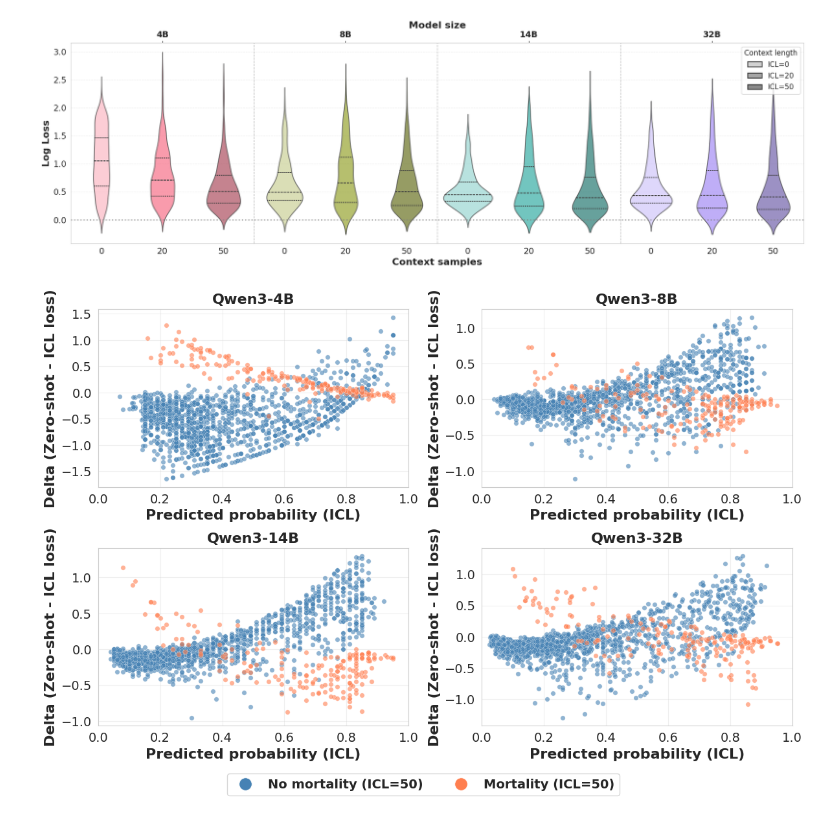
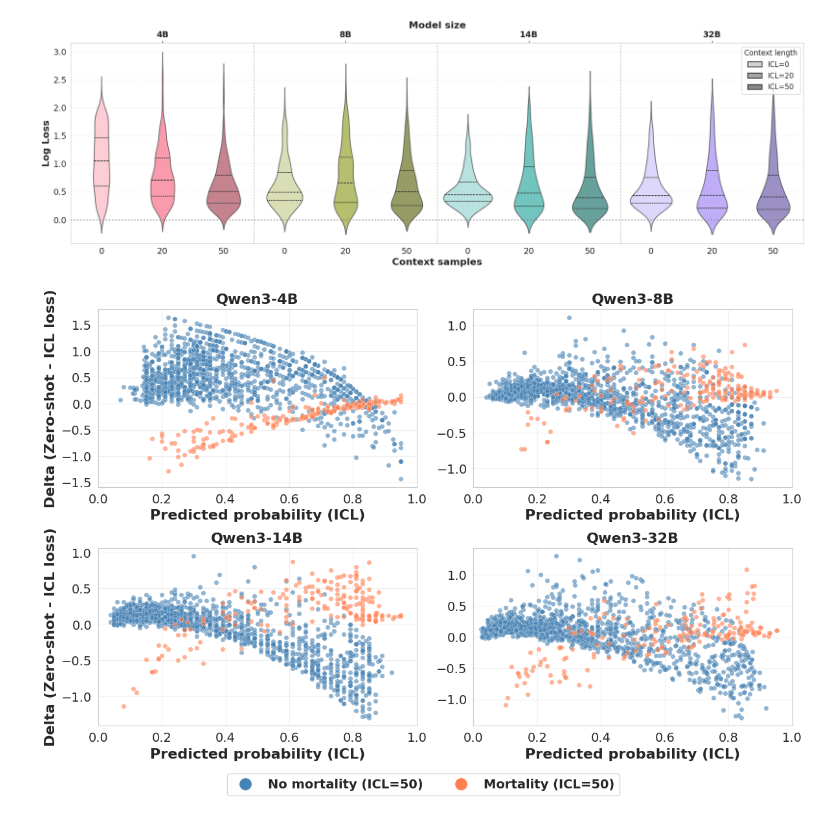
Before and after one commit to reAIM-Lab/EHR-missingness, a Jupyter notebook: plot_final.ipynb, the cells around one changed output. Saved outputs shown, nothing was run; the diff lists cells and outputs as text; code cells hidden in the pictures.

Commit message:
plotting

```diff
--- a/plot_final.ipynb
+++ b/plot_final.ipynb
@@ -1253,7 +1253,7 @@ else:
         if l0 is None or lf is None:
             continue
         for sid in set(l0.keys()) & set(lf.keys()):
-            delta = lf[sid]["loss"] - l0[sid]["loss"]
+            delta = l0[sid]["loss"] - lf[sid]["loss"]  # Zero-shot − few-shot; positive = few-shot better
             label = l0[sid]["label"]
             pred_few = lf[sid]["pred"]
             scatter_rows.append({
@@ -1290,32 +1290,35 @@ for idx, model in enumerate(model_order_s):
             if not mask.any():
                 continue
             ax.scatter(
                 s.loc[mask, "pred_few"], s.loc[mask, "delta"],
                 c=outcome_colors[outcome_name], label=f"{outcome_name} (ICL={icl})",
                 alpha=0.6, marker=icl_markers.get(icl, "o"), s=28, edgecolors="white", linewidths=0.3,
             )
     ax.set_xlabel("Predicted probability (ICL)", fontsize=16, fontweight="bold")
-    ax.set_ylabel("Delta (Zero-shot - ICL loss)", fontsize=16, fontweight="bold")
+    if idx % n_cols == 0:
+        ax.set_ylabel("Delta (Zero-shot - ICL loss)", fontsize=16, fontweight="bold")
+    else:
+        ax.set_ylabel("")
     ax.set_title(str(model), fontsize=16, fontweight="bold")
     ax.tick_params(axis="both", labelsize=14)
     ax.grid(True, alpha=0.3)
     ax.set_xlim(0, 1)
 for j in range(len(model_order_s), len(axes)):
     axes[j].set_visible(False)
 
 # Single legend at the bottom of the figure
 from matplotlib.lines import Line2D
 legend_handles = []
 for outcome_name in ["No mortality", "Mortality"]:
     for icl in _s_icl_overlay:
         legend_handles.append(Line2D(
             [0], [0], marker=icl_markers.get(icl, "o"), color='w', markerfacecolor=outcome_colors[outcome_name],
             markersize=14, markeredgecolor='white', markeredgewidth=0.5, label=f"{outcome_name} (ICL={icl})"
         ))
 fig.legend(handles=legend_handles, loc='lower center', ncol=len(_s_icl_overlay) * 2, prop=dict(size=14, weight='bold'), frameon=True)
 plt.tight_layout(rect=[0, 0.06, 1, 1])  # Leave space at bottom for legend
 save_path = PLOTS_DIR / f"ccu_mortality_icl_scatter_delta.pdf"
 plt.savefig(save_path, bbox_inches="tight")
 plt.show()
 # %% [output]
-[figure, old version]
+[figure, new version]
```
Also changed, not shown: parts of 1 cell of this notebook.
